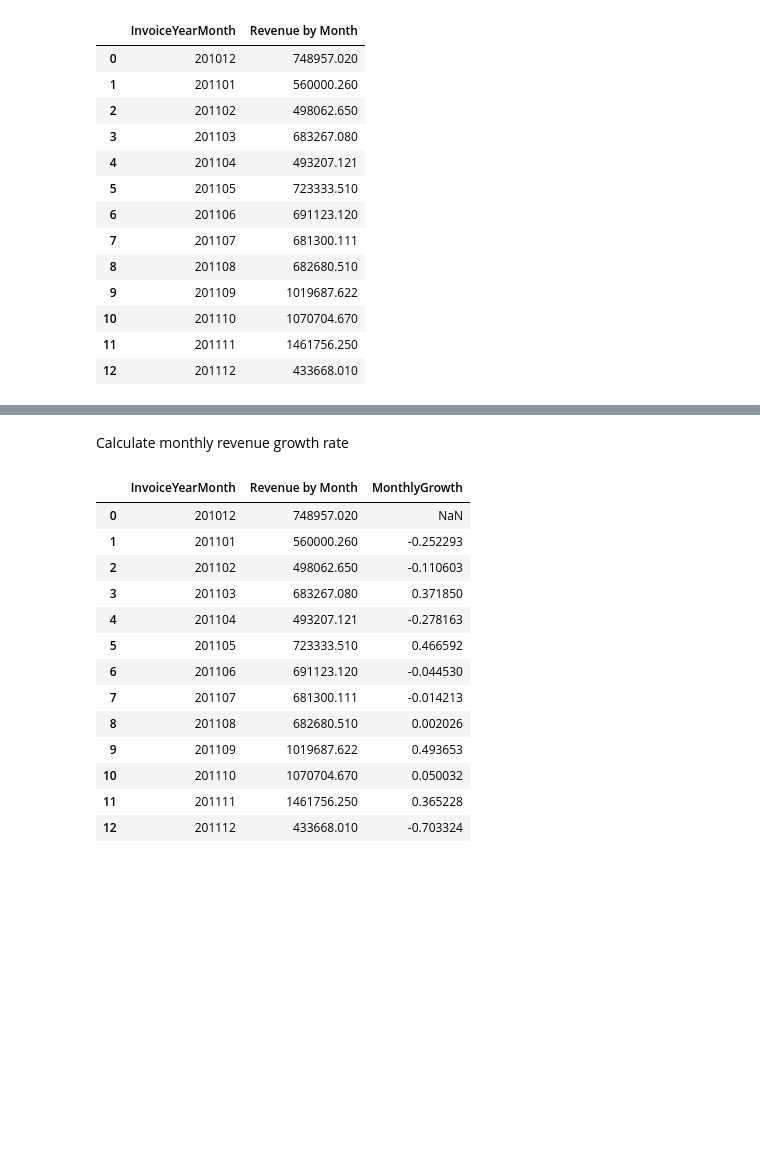
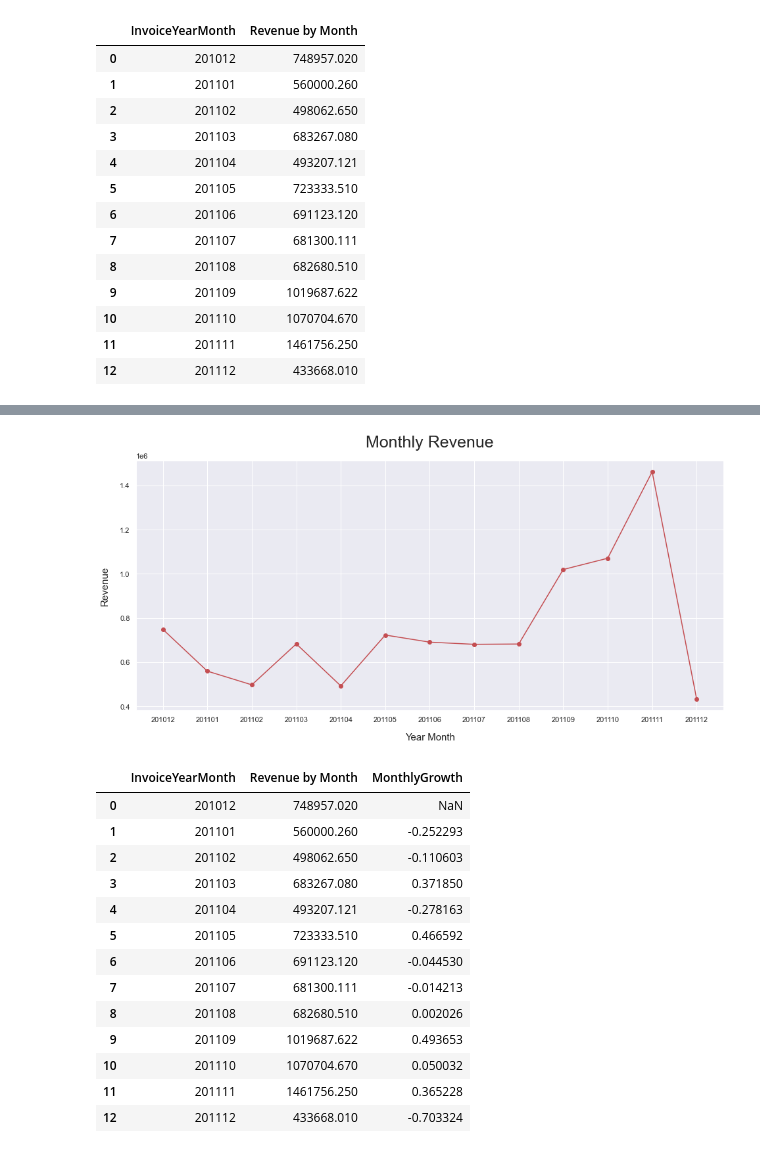
Before and after one commit to baotran306/Online-Retail-Dataset-Report, a Jupyter notebook: OnlineRetail_Explore.ipynb, the cells around one changed output, grey strips where cells are left out. Saved outputs shown, nothing was run; the diff lists cells and outputs as text; code cells hidden in the pictures; blank space fills up the shorter version.

```diff
--- a/OnlineRetail_Explore.ipynb
+++ b/OnlineRetail_Explore.ipynb
@@ -82,3 +58,11 @@ pyoff.iplot(fig)
-# %% [markdown]
-Calculate monthly revenue growth rate
+# %%
+plt.figure(figsize=(16,7))
+plt.plot(rev_month_plot['InvoiceYearMonth'].astype('str'), rev_month_plot['Revenue by Month'], '-ro')
+plt.xticks(rotation=0)
+plt.xlabel('Year Month', labelpad=15, fontsize=15)
+plt.ylabel('Revenue',labelpad=15, fontsize=15)
+plt.title('Monthly Revenue', pad=20, fontsize=25)
+plt.show()
+# %% [output]
+[figure, added]
 # %%
```
Also changed, not shown: parts of 38 cells of this notebook.
